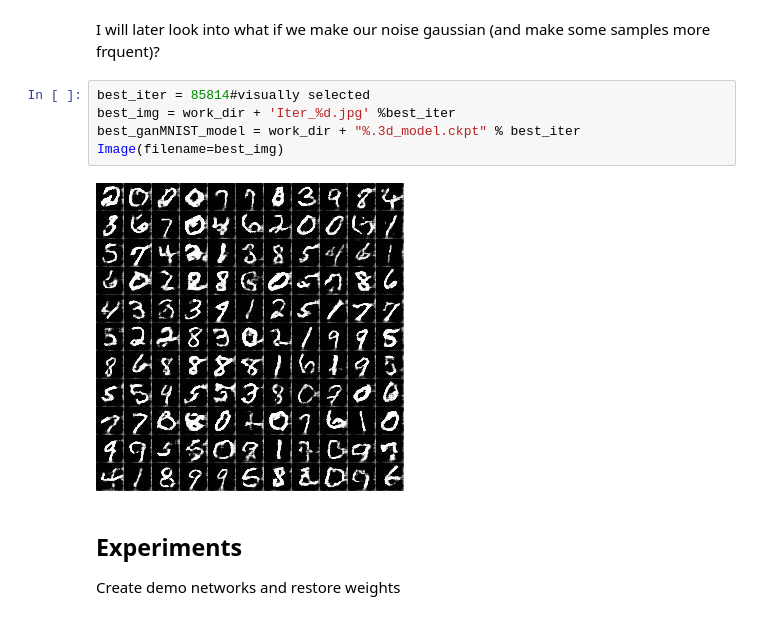
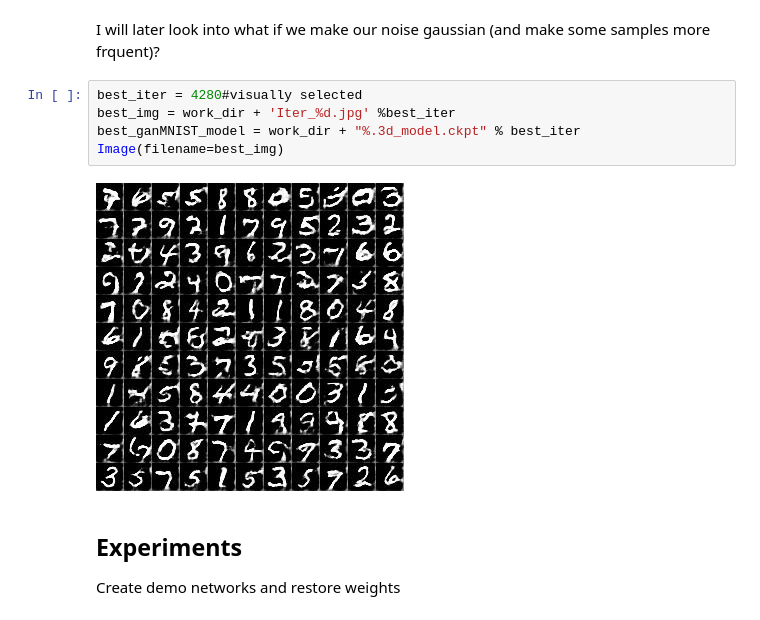
Before and after one commit to nghorbani/CNN_Implementations, a Jupyter notebook: GenerativeAdversarialNetworks/notebooks/DCGAN_MNIST.ipynb, the cells around one changed output. Drawn from its saved outputs; the diff is of its cells as text.

```diff
--- a/GenerativeAdversarialNetworks/notebooks/DCGAN_MNIST.ipynb
+++ b/GenerativeAdversarialNetworks/notebooks/DCGAN_MNIST.ipynb
@@ -134,12 +134,12 @@ with tf.Session() as sess:
 # %% [markdown]
 I will later look into what if we make our noise gaussian (and make some samples more frquent)?
 # %%
-best_iter = 85814#visually selected
+best_iter = 4280#visually selected
 best_img = work_dir + 'Iter_%d.jpg' %best_iter
 best_ganMNIST_model = work_dir + "%.3d_model.ckpt" % best_iter
 Image(filename=best_img)
 # %% [output]
-[figure, old version]
+[figure, new version]
 # %% [markdown]
 ## Experiments
 Create demo networks and restore weights
```
Also changed, not shown: parts of 5 cells of this notebook, 13 other files.
